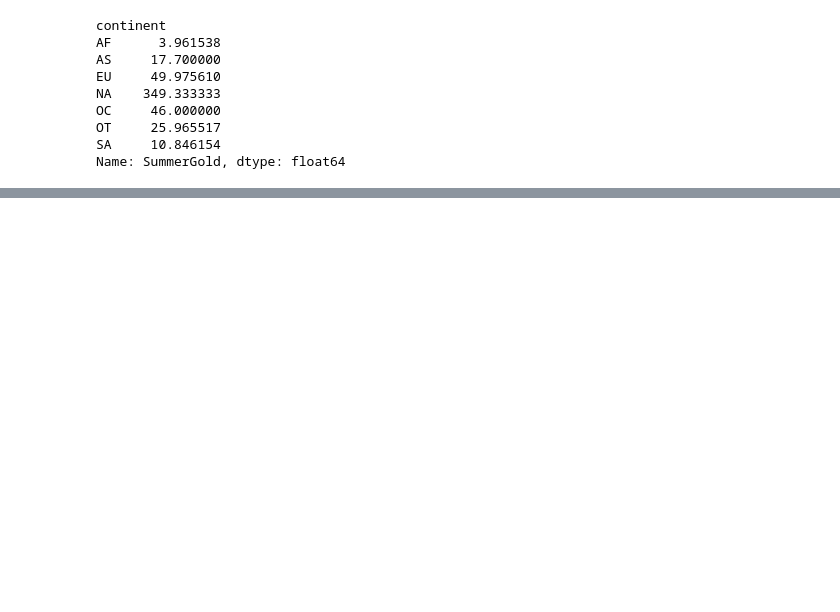
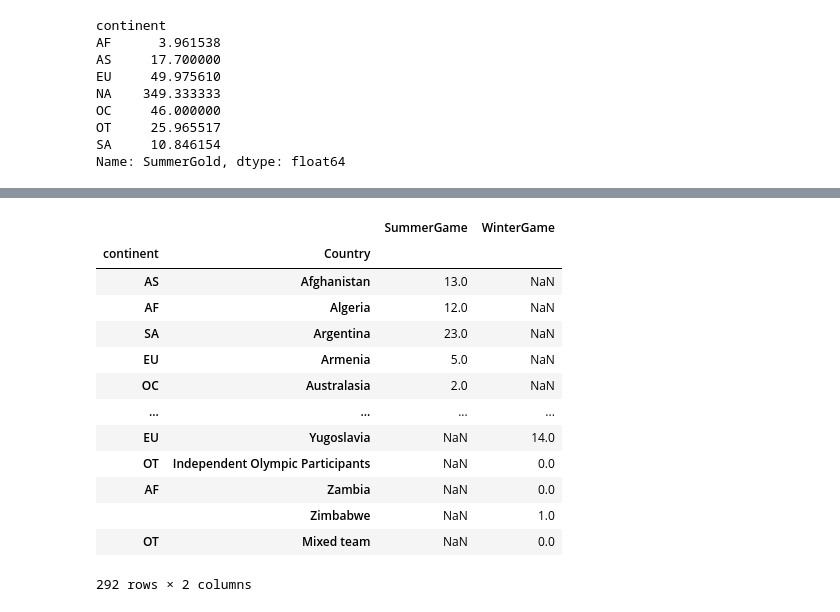
Before and after one commit to PNYWT/Python-For-Data-Science, a Jupyter notebook: Data Science with Big data/Homework/Homework Week 6.ipynb, the cells around one changed output, grey strips where cells are left out. Cells and saved outputs as stored; diff of their text form; code cells hidden in the pictures; blank space fills up the shorter version.

```diff
--- a/Data Science with Big data/Homework/Homework Week 6 ทำ 1-12 ก่อน และข้อ 15 เป็นต้นไป.ipynb
+++ b/Data Science with Big data/Homework/Homework Week 6.ipynb
@@ -435,0 +450,3 @@ Name: SummerGold, dtype: float64
+# %%
+df_JoinOly = df_Coin.loc[:,["continent","Country","SummerGame"]]
+df_JoinOly
@@ -435,0 +467,3 @@ Name: SummerGold, dtype: float64
+# %%
+df_JoinOly = df_JoinOly.set_index( ["continent","Country"] )
+df_JoinOly
@@ -435,0 +497,5 @@ Name: SummerGold, dtype: float64
+# %%
+df_JoinOly2 = df_Coin.loc[:,["continent","Country","WinterGame"]]
+df_JoinOly2
+df_JoinOly2 = df_JoinOly2.set_index( ["continent","Country"] )
+df_JoinOly2
@@ -435,0 +550,18 @@ Name: SummerGold, dtype: float64
+# %%
+test = pd.concat( [df_JoinOly, df_JoinOly2], join='outer' )
+test
+# %% [output]
+|  |  | SummerGame | WinterGame |
+| continent | Country |  |  |
+| AS | Afghanistan | 13.0 | NaN |
+| AF | Algeria | 12.0 | NaN |
+| SA | Argentina | 23.0 | NaN |
+| EU | Armenia | 5.0 | NaN |
+| OC | Australasia | 2.0 | NaN |
+| ... | ... | ... | ... |
+| EU | Yugoslavia | NaN | 14.0 |
+| OT | Independent Olympic Participants | NaN | 0.0 |
+| AF | Zambia | NaN | 0.0 |
+|  | Zimbabwe | NaN | 1.0 |
+| OT | Mixed team | NaN | 0.0 |
+292 rows × 2 columns
```
Also changed, not shown: parts of 9 cells of this notebook, 6 other files.
